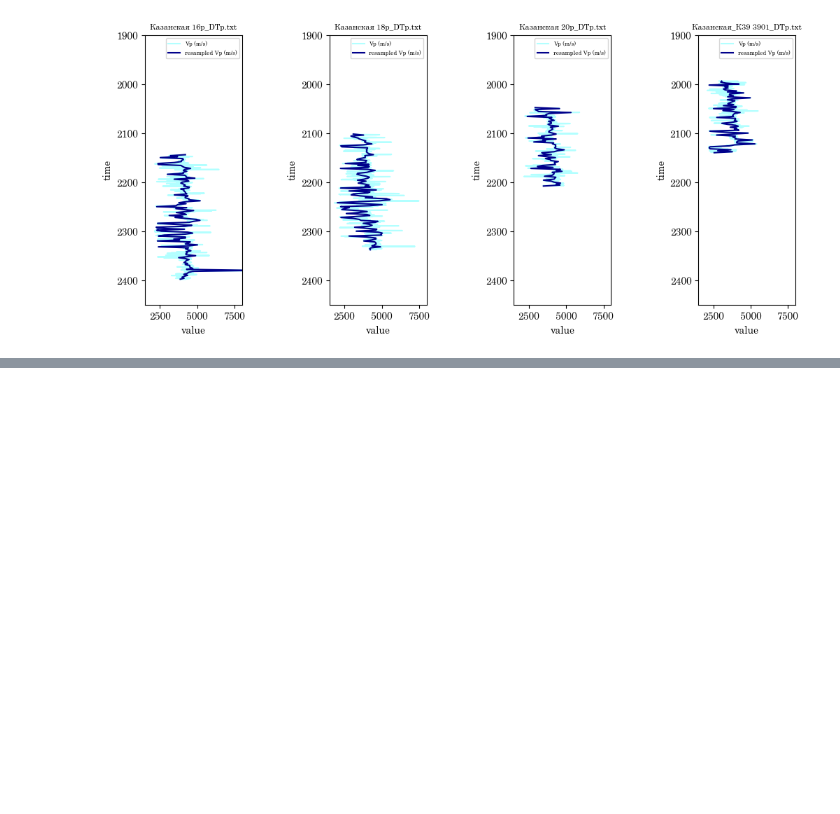
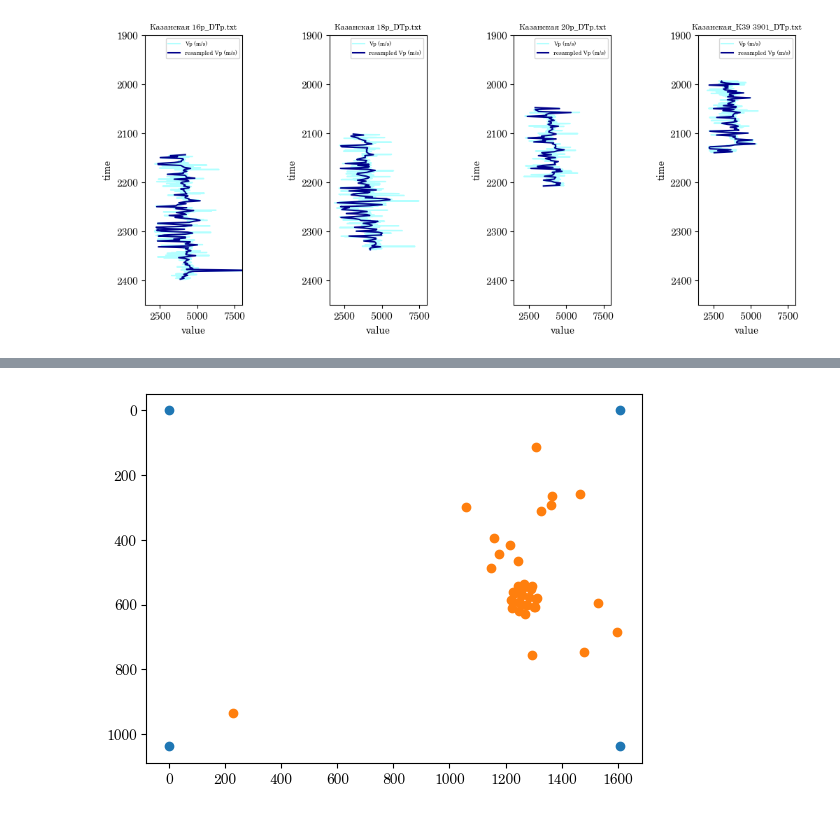
Before and after one commit to grxoxl/inversion, a Jupyter notebook: acoustic_inversion/kazan_data/data_preparation.ipynb, the cells around one changed output, grey strips where cells are left out. Cells and saved outputs as stored; diff of their text form; code cells hidden in the pictures; blank space fills up the shorter version.

```diff
--- a/acoustic_inversion/kazan_data/data_preparation.ipynb
+++ b/acoustic_inversion/kazan_data/data_preparation.ipynb
@@ -286,0 +489,14 @@ plt.gca().invert_yaxis()
+# %%
+inlines = []
+crosslines = []
+for loc in range(len(wells)):
+    dist_folder_inlines = []
+    for i in range(1607):
+        distance_in = np.sqrt((wells[loc].data["x"][0]  - all_xes_in[i])**2 + (wells[loc].data["y"][0] - all_yes_in[i])**2)
+        dist_folder_inlines.append(distance_in)
+    inlines.append(np.int32(min(dist_folder_inlines)/25))
+    dist_folder_crosslines = []
+    for j in range(1039):
+        distance_cr = np.sqrt((wells[loc].data["x"][0] - all_xes_cr[j])**2 + (wells[loc].data["y"][0] - all_yes_cr[j])**2)
+        dist_folder_crosslines.append(distance_cr)
+    crosslines.append(np.int32(min(dist_folder_crosslines)/25))
@@ -286,0 +524,6 @@ plt.gca().invert_yaxis()
+# %%
+plt.scatter(cube_inl, cube_crl)
+plt.scatter(inlines, crosslines)
+plt.gca().invert_yaxis()
+# %% [output]
+[figure, added]
```
Also changed, not shown: parts of 13 cells of this notebook.
